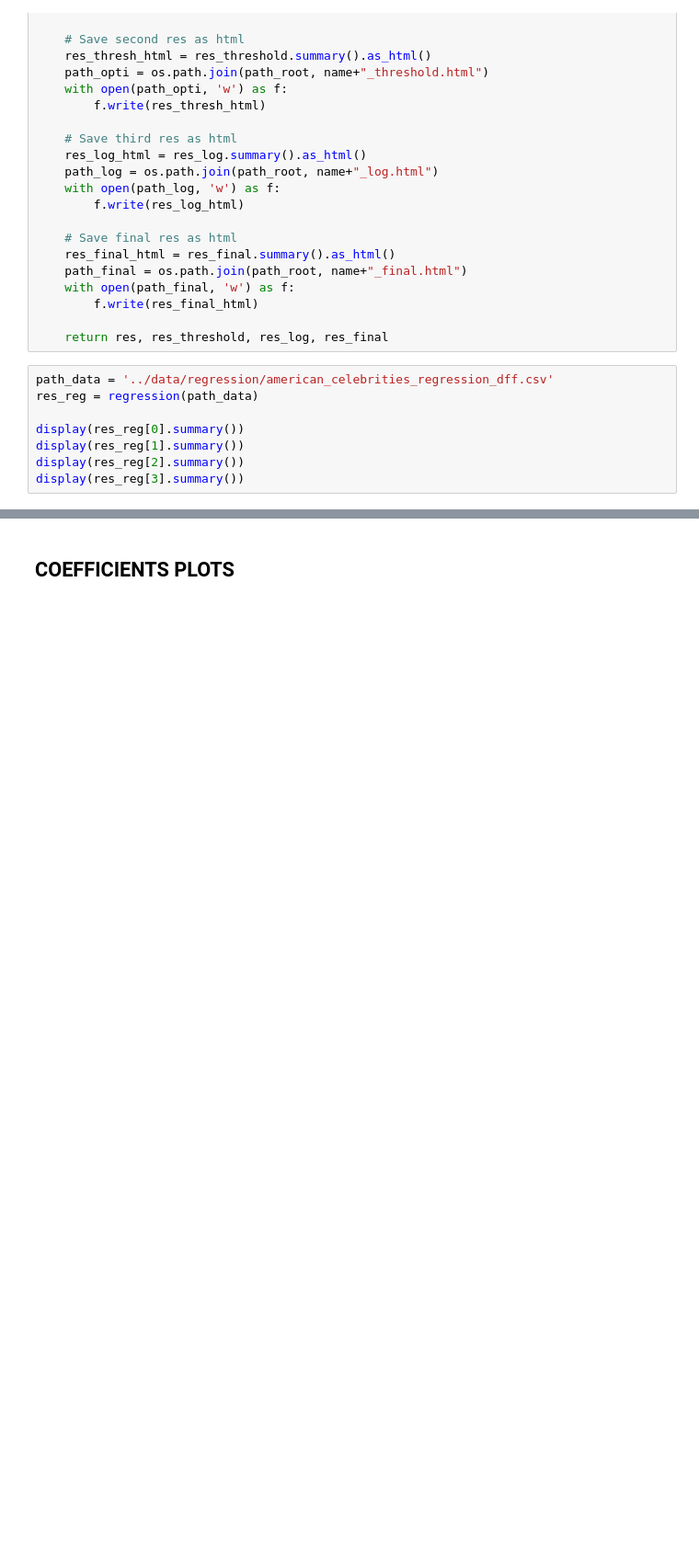
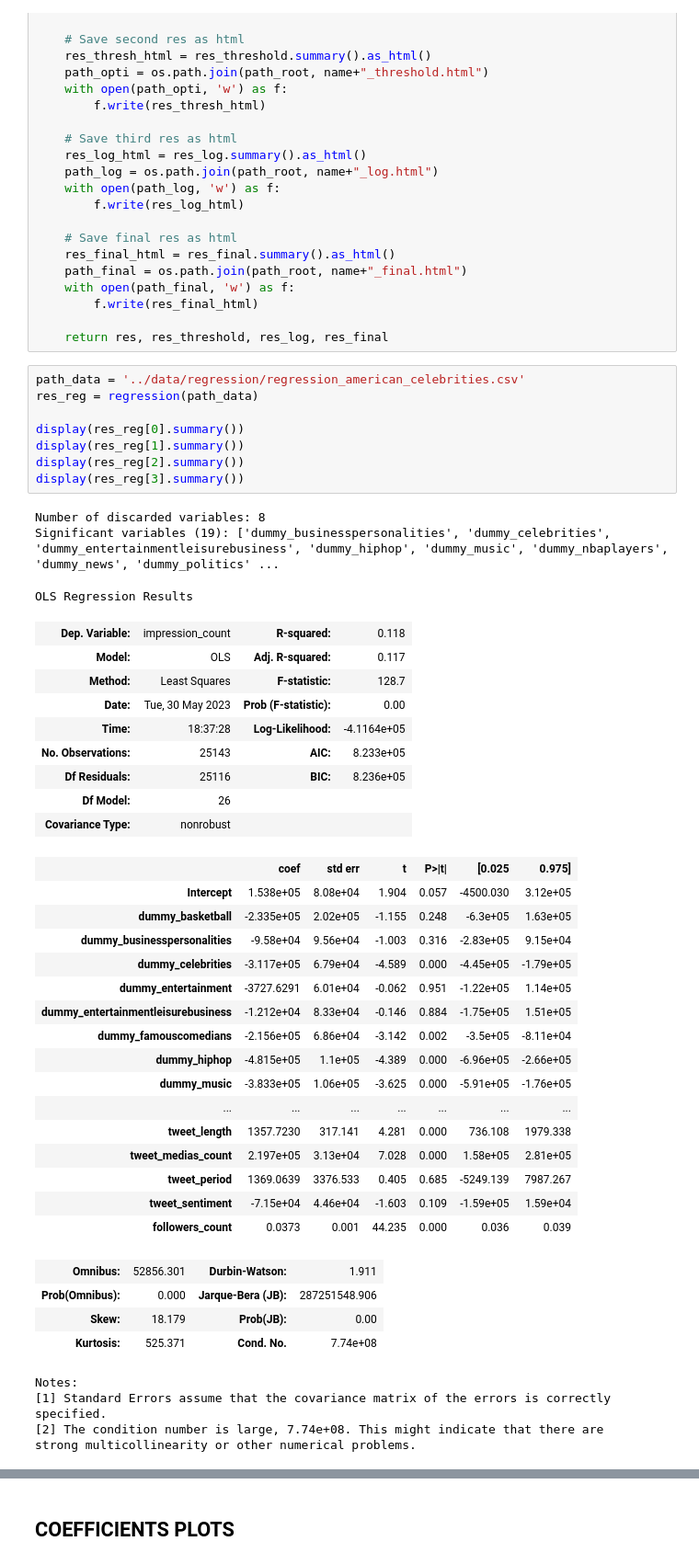
Before and after one commit to abiola123/TwitterAnalysis, a Jupyter notebook: notebooks/06_regression.ipynb, the cells around one changed output, grey strips where cells are left out. Shown at 92% size. Saved outputs shown, nothing was run; the diff lists cells and outputs as text; blank space fills up the shorter version.

Commit message:
add data of regression

```diff
--- a/notebooks/06_regression.ipynb
+++ b/notebooks/06_regression.ipynb
@@ -119,10 +118,47 @@ def regression(path, threshold=1e2):
 
     return res, res_threshold, res_log, res_final
 # %%
-path_data = '../data/regression/american_celebrities_regression_dff.csv'
+path_data = '../data/regression/regression_american_celebrities.csv'
 res_reg = regression(path_data)
 
 display(res_reg[0].summary())
 display(res_reg[1].summary())
 display(res_reg[2].summary())
 display(res_reg[3].summary())
+# %% [output]
+Number of discarded variables: 8
+Significant variables (19): ['dummy_businesspersonalities', 'dummy_celebrities', 'dummy_entertainmentleisurebusiness', 'dummy_hiphop', 'dummy_music', 'dummy_nbaplayers', 'dummy_news', 'dummy_politics' ...
+OLS Regression Results
+| Dep. Variable: | impression_count | R-squared: | 0.118 |
+| Model: | OLS | Adj. R-squared: | 0.117 |
+| Method: | Least Squares | F-statistic: | 128.7 |
+| Date: | Tue, 30 May 2023 | Prob (F-statistic): | 0.00 |
+| Time: | 18:37:28 | Log-Likelihood: | -4.1164e+05 |
+| No. Observations: | 25143 | AIC: | 8.233e+05 |
+| Df Residuals: | 25116 | BIC: | 8.236e+05 |
+| Df Model: | 26 |  |  |
+| Covariance Type: | nonrobust |  |  |
+|  | coef | std err | t | P>|t| | [0.025 | 0.975] |
+| Intercept | 1.538e+05 | 8.08e+04 | 1.904 | 0.057 | -4500.030 | 3.12e+05 |
+| dummy_basketball | -2.335e+05 | 2.02e+05 | -1.155 | 0.248 | -6.3e+05 | 1.63e+05 |
+| dummy_businesspersonalities | -9.58e+04 | 9.56e+04 | -1.003 | 0.316 | -2.83e+05 | 9.15e+04 |
+| dummy_celebrities | -3.117e+05 | 6.79e+04 | -4.589 | 0.000 | -4.45e+05 | -1.79e+05 |
+| dummy_entertainment | -3727.6291 | 6.01e+04 | -0.062 | 0.951 | -1.22e+05 | 1.14e+05 |
+| dummy_entertainmentleisurebusiness | -1.212e+04 | 8.33e+04 | -0.146 | 0.884 | -1.75e+05 | 1.51e+05 |
+| dummy_famouscomedians | -2.156e+05 | 6.86e+04 | -3.142 | 0.002 | -3.5e+05 | -8.11e+04 |
+| dummy_hiphop | -4.815e+05 | 1.1e+05 | -4.389 | 0.000 | -6.96e+05 | -2.66e+05 |
+| dummy_music | -3.833e+05 | 1.06e+05 | -3.625 | 0.000 | -5.91e+05 | -1.76e+05 |
+| ... | ... | ... | ... | ... | ... | ... |
+| tweet_length | 1357.7230 | 317.141 | 4.281 | 0.000 | 736.108 | 1979.338 |
+| tweet_medias_count | 2.197e+05 | 3.13e+04 | 7.028 | 0.000 | 1.58e+05 | 2.81e+05 |
+| tweet_period | 1369.0639 | 3376.533 | 0.405 | 0.685 | -5249.139 | 7987.267 |
+| tweet_sentiment | -7.15e+04 | 4.46e+04 | -1.603 | 0.109 | -1.59e+05 | 1.59e+04 |
+| followers_count | 0.0373 | 0.001 | 44.235 | 0.000 | 0.036 | 0.039 |
+| Omnibus: | 52856.301 | Durbin-Watson: | 1.911 |
+| Prob(Omnibus): | 0.000 | Jarque-Bera (JB): | 287251548.906 |
+| Skew: | 18.179 | Prob(JB): | 0.00 |
+| Kurtosis: | 525.371 | Cond. No. | 7.74e+08 |
+Notes:
+[1] Standard Errors assume that the covariance matrix of the errors is correctly specified.
+[2] The condition number is large, 7.74e+08. This might indicate that there are
+strong multicollinearity or other numerical problems.
```
Also changed, not shown: parts of 8 cells of this notebook, 15 other files.
